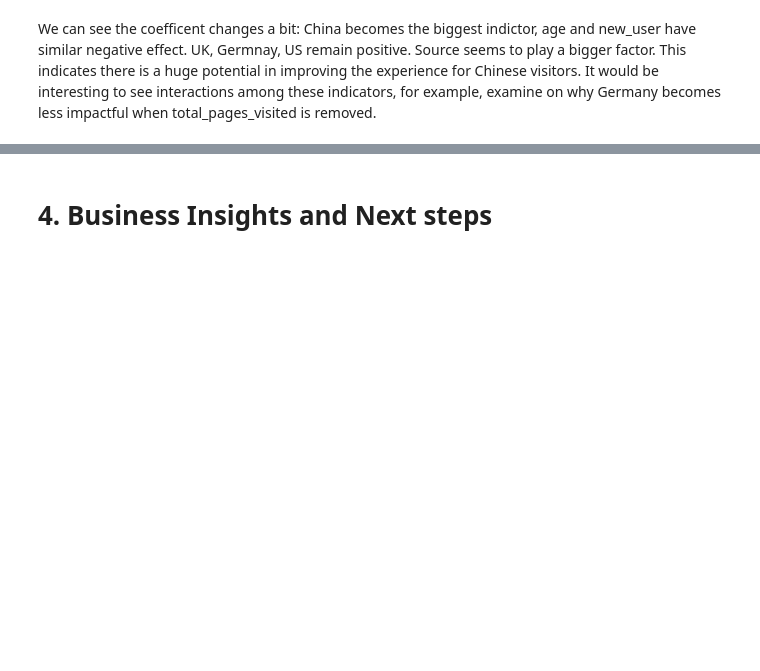
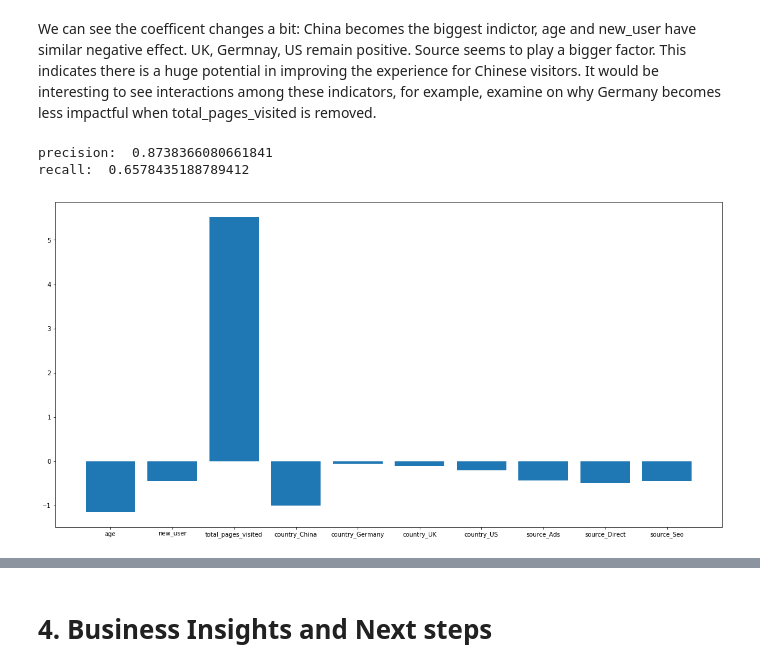
Before and after one commit to teijag/data_challenges, a Jupyter notebook: conversion_rate/predict_conversion_rate.ipynb, the cells around one changed output, grey strips where cells are left out. Drawn from its saved outputs; the diff is of its cells as text; code cells hidden in the pictures; blank space fills up the shorter version.

```diff
--- a/conversion_rate/predict_conversion_rate.ipynb
+++ b/conversion_rate/predict_conversion_rate.ipynb
@@ -222,3 +238,19 @@ acc:  0.7713472485768501
 # %% [markdown]
 We can see the coefficent changes a bit: China becomes the biggest indictor, age and new_user have similar negative effect. UK, Germnay, US remain positive. Source seems to play a bigger factor. This indicates there is a huge potential in improving the experience for Chinese visitors.
 It would be interesting to see interactions among these indicators, for example, examine on why Germany becomes less impactful when total_pages_visited is removed.
+# %%
+#check SVC coefficients for fun - results are quite similar
+svc = LinearSVC()
+svc.fit(X_train_scaled, y_train)
+y_pred = svc.predict(X_test_scaled)
+print ("precision: ", precision_score(y_test,y_pred))
+print ("recall: ", recall_score(y_test,y_pred))
+
+coef = svc.coef_[0]
+plt.figure(figsize=(20,10))
+plt.bar(X.columns,coef)
+plt.show()
+# %% [output]
+precision:  0.8738366080661841
+recall:  0.6578435188789412
+[figure, added]
```
Also changed, not shown: parts of 5 cells of this notebook.
